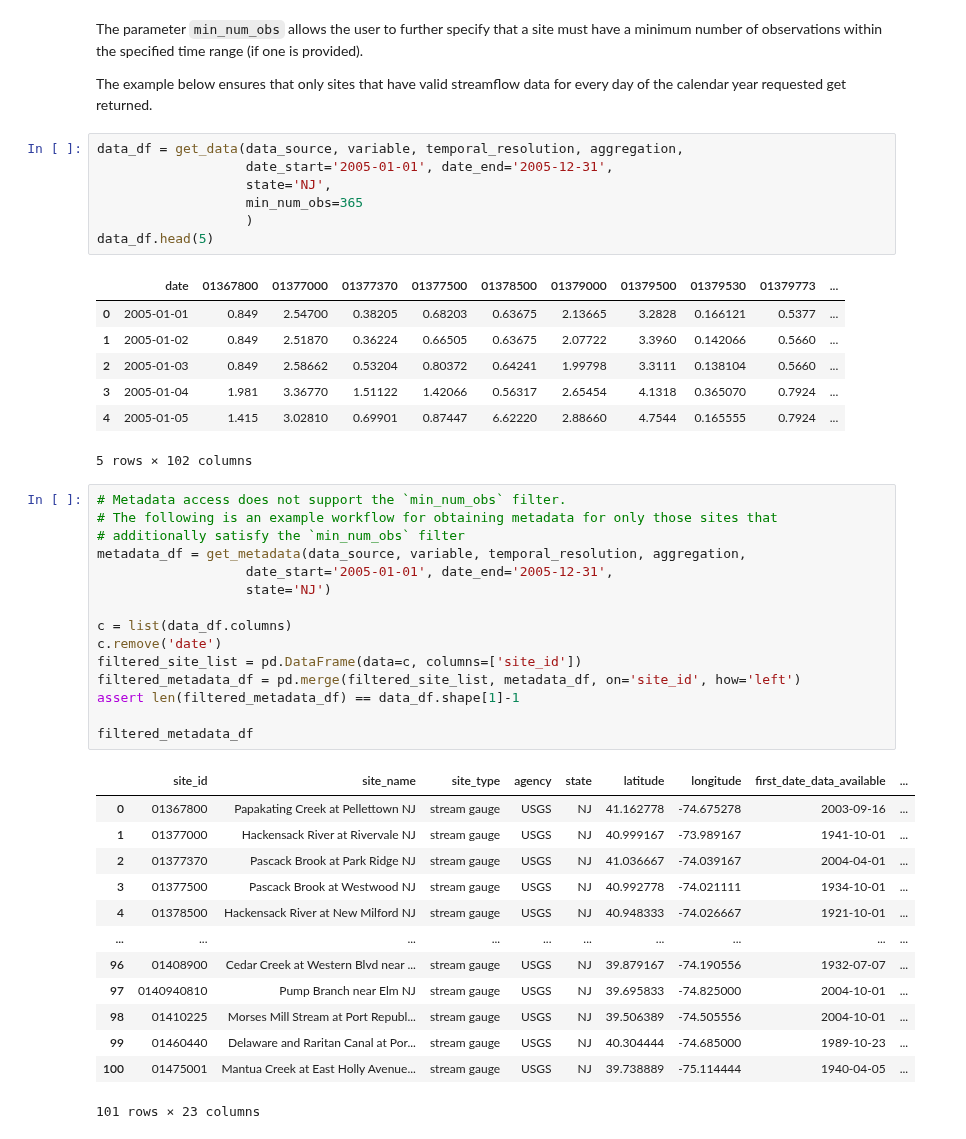
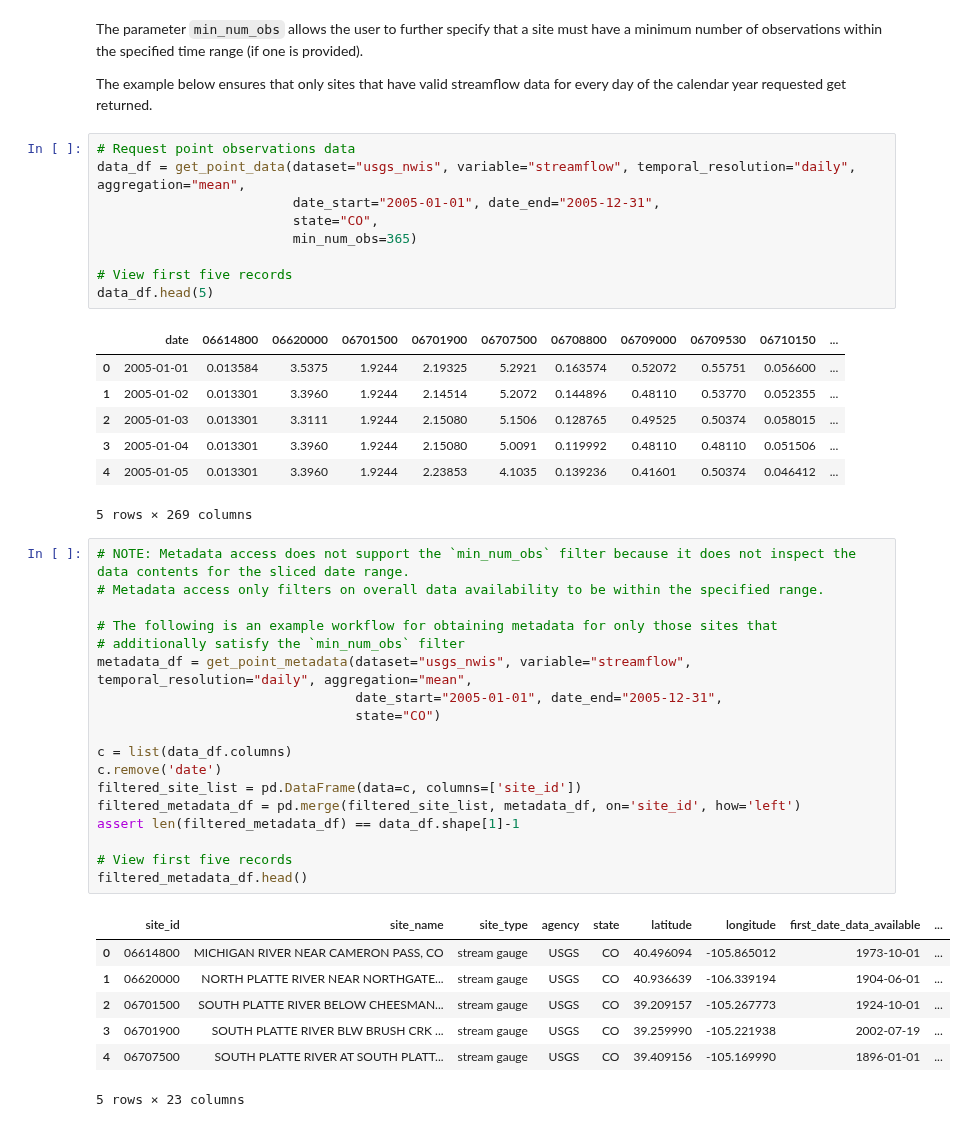
Before and after one commit to hydroframe/hf_hydrodata, a Jupyter notebook: docs/source/point_data/examples/example_get_data.ipynb, the cells around one changed output. Saved outputs shown, nothing was run; the diff lists cells and outputs as text.

```diff
--- a/docs/source/point_data/examples/example_get_data.ipynb
+++ b/docs/source/point_data/examples/example_get_data.ipynb
@@ -149,48 +156,47 @@ The parameter `min_num_obs` allows the user to further specify that a site must
 
 The example below ensures that only sites that have valid streamflow data for every day of the calendar year requested get returned.
 # %%
-data_df = get_data(data_source, variable, temporal_resolution, aggregation,
-                   date_start='2005-01-01', date_end='2005-12-31',
-                   state='NJ',
-                   min_num_obs=365
-                   )
+# Request point observations data
+data_df = get_point_data(dataset="usgs_nwis", variable="streamflow", temporal_resolution="daily", aggregation="mean",
+                         date_start="2005-01-01", date_end="2005-12-31",
+                         state="CO",
+                         min_num_obs=365)
+
+# View first five records
 data_df.head(5)
 # %% [output]
-|  | date | 01367800 | 01377000 | 01377370 | 01377500 | 01378500 | 01379000 | 01379500 | 01379530 | 01379773 | ... |
-| 0 | 2005-01-01 | 0.849 | 2.54700 | 0.38205 | 0.68203 | 0.63675 | 2.13665 | 3.2828 | 0.166121 | 0.5377 | ... |
-| 1 | 2005-01-02 | 0.849 | 2.51870 | 0.36224 | 0.66505 | 0.63675 | 2.07722 | 3.3960 | 0.142066 | 0.5660 | ... |
-| 2 | 2005-01-03 | 0.849 | 2.58662 | 0.53204 | 0.80372 | 0.64241 | 1.99798 | 3.3111 | 0.138104 | 0.5660 | ... |
-| 3 | 2005-01-04 | 1.981 | 3.36770 | 1.51122 | 1.42066 | 0.56317 | 2.65454 | 4.1318 | 0.365070 | 0.7924 | ... |
-| 4 | 2005-01-05 | 1.415 | 3.02810 | 0.69901 | 0.87447 | 6.62220 | 2.88660 | 4.7544 | 0.165555 | 0.7924 | ... |
+|  | date | 06614800 | 06620000 | 06701500 | 06701900 | 06707500 | 06708800 | 06709000 | 06709530 | 06710150 | ... |
+| 0 | 2005-01-01 | 0.013584 | 3.5375 | 1.9244 | 2.19325 | 5.2921 | 0.163574 | 0.52072 | 0.55751 | 0.056600 | ... |
+| 1 | 2005-01-02 | 0.013301 | 3.3960 | 1.9244 | 2.14514 | 5.2072 | 0.144896 | 0.48110 | 0.53770 | 0.052355 | ... |
+| 2 | 2005-01-03 | 0.013301 | 3.3111 | 1.9244 | 2.15080 | 5.1506 | 0.128765 | 0.49525 | 0.50374 | 0.058015 | ... |
+| 3 | 2005-01-04 | 0.013301 | 3.3960 | 1.9244 | 2.15080 | 5.0091 | 0.119992 | 0.48110 | 0.48110 | 0.051506 | ... |
+| 4 | 2005-01-05 | 0.013301 | 3.3960 | 1.9244 | 2.23853 | 4.1035 | 0.139236 | 0.41601 | 0.50374 | 0.046412 | ... |
-5 rows × 102 columns
+5 rows × 269 columns
 # %%
-# Metadata access does not support the `min_num_obs` filter.
+# NOTE: Metadata access does not support the `min_num_obs` filter because it does not inspect the data contents for the sliced date range.
+# Metadata access only filters on overall data availability to be within the specified range.
+
 # The following is an example workflow for obtaining metadata for only those sites that
 # additionally satisfy the `min_num_obs` filter
-metadata_df = get_metadata(data_source, variable, temporal_resolution, aggregation,
-                   date_start='2005-01-01', date_end='2005-12-31',
-                   state='NJ')
+metadata_df = get_point_metadata(dataset="usgs_nwis", variable="streamflow", temporal_resolution="daily", aggregation="mean",
+                                 date_start="2005-01-01", date_end="2005-12-31",
+                                 state="CO")
 
 c = list(data_df.columns)
 c.remove('date')
 filtered_site_list = pd.DataFrame(data=c, columns=['site_id'])
 filtered_metadata_df = pd.merge(filtered_site_list, metadata_df, on='site_id', how='left')
 assert len(filtered_metadata_df) == data_df.shape[1]-1
 
-filtered_metadata_df
+# View first five records
+filtered_metadata_df.head()
 # %% [output]
 |  | site_id | site_name | site_type | agency | state | latitude | longitude | first_date_data_available | ... |
-| 0 | 01367800 | Papakating Creek at Pellettown NJ | stream gauge | USGS | NJ | 41.162778 | -74.675278 | 2003-09-16 | ... |
-| 1 | 01377000 | Hackensack River at Rivervale NJ | stream gauge | USGS | NJ | 40.999167 | -73.989167 | 1941-10-01 | ... |
-| 2 | 01377370 | Pascack Brook at Park Ridge NJ | stream gauge | USGS | NJ | 41.036667 | -74.039167 | 2004-04-01 | ... |
-| 3 | 01377500 | Pascack Brook at Westwood NJ | stream gauge | USGS | NJ | 40.992778 | -74.021111 | 1934-10-01 | ... |
-| 4 | 01378500 | Hackensack River at New Milford NJ | stream gauge | USGS | NJ | 40.948333 | -74.026667 | 1921-10-01 | ... |
-| ... | ... | ... | ... | ... | ... | ... | ... | ... | ... |
-| 96 | 01408900 | Cedar Creek at Western Blvd near ... | stream gauge | USGS | NJ | 39.879167 | -74.190556 | 1932-07-07 | ... |
-| 97 | 0140940810 | Pump Branch near Elm NJ | stream gauge | USGS | NJ | 39.695833 | -74.825000 | 2004-10-01 | ... |
-| 98 | 01410225 | Morses Mill Stream at Port Republ... | stream gauge | USGS | NJ | 39.506389 | -74.505556 | 2004-10-01 | ... |
-| 99 | 01460440 | Delaware and Raritan Canal at Por... | stream gauge | USGS | NJ | 40.304444 | -74.685000 | 1989-10-23 | ... |
-| 100 | 01475001 | Mantua Creek at East Holly Avenue... | stream gauge | USGS | NJ | 39.738889 | -75.114444 | 1940-04-05 | ... |
+| 0 | 06614800 | MICHIGAN RIVER NEAR CAMERON PASS, CO | stream gauge | USGS | CO | 40.496094 | -105.865012 | 1973-10-01 | ... |
+| 1 | 06620000 | NORTH PLATTE RIVER NEAR NORTHGATE... | stream gauge | USGS | CO | 40.936639 | -106.339194 | 1904-06-01 | ... |
+| 2 | 06701500 | SOUTH PLATTE RIVER BELOW CHEESMAN... | stream gauge | USGS | CO | 39.209157 | -105.267773 | 1924-10-01 | ... |
+| 3 | 06701900 | SOUTH PLATTE RIVER BLW BRUSH CRK ... | stream gauge | USGS | CO | 39.259990 | -105.221938 | 2002-07-19 | ... |
+| 4 | 06707500 | SOUTH PLATTE RIVER AT SOUTH PLATT... | stream gauge | USGS | CO | 39.409156 | -105.169990 | 1896-01-01 | ... |
-101 rows × 23 columns
+5 rows × 23 columns
 # %%
 # See how to cite the use of this data
```
Also changed, not shown: parts of 19 cells of this notebook, 3 other files.
